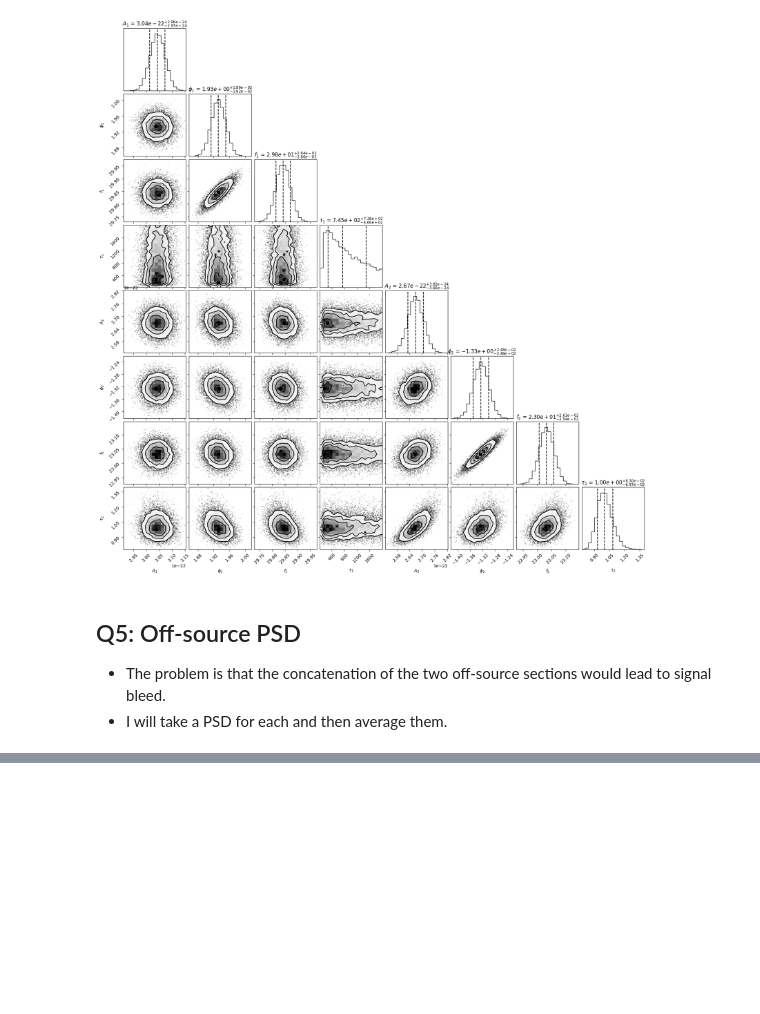
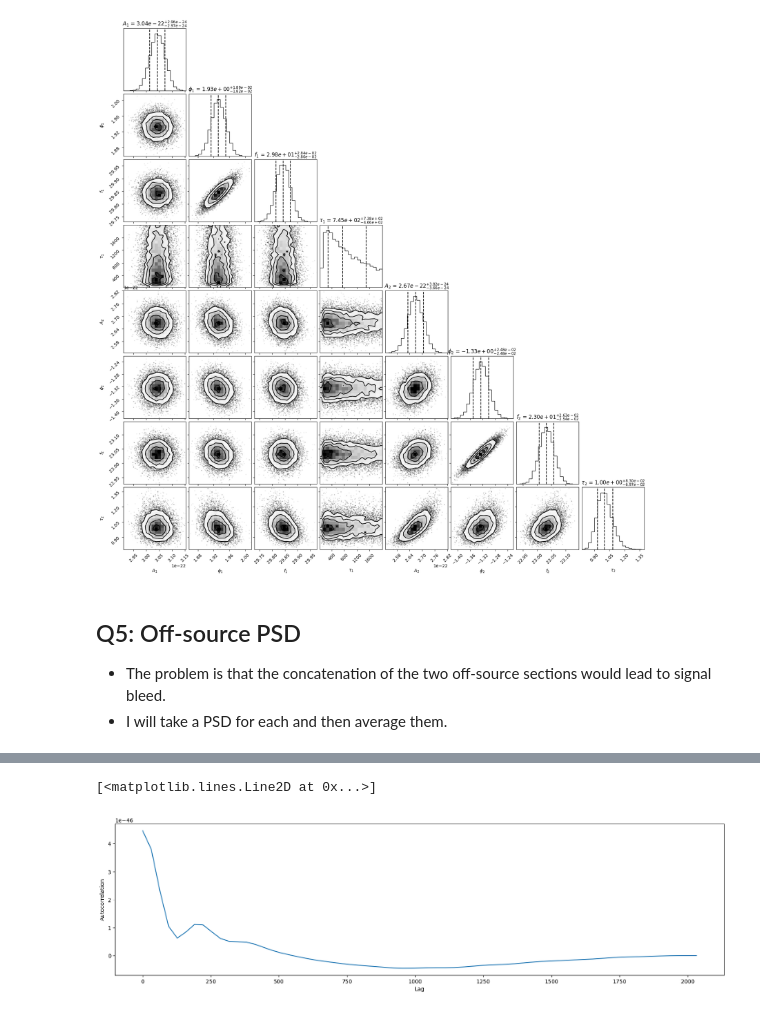
Before and after one commit to JoeyWee1/A5-Gravitational-Waves-QNM-Fitting-CW, a Jupyter notebook: solutions.ipynb, the cells around one changed output, grey strips where cells are left out. Drawn from its saved outputs; the diff is of its cells as text; code cells hidden in the pictures; blank space fills up the shorter version.

```diff
--- a/solutions.ipynb
+++ b/solutions.ipynb
@@ -376,0 +414,14 @@ ax.legend()
+# %%
+x = PSD_mean
+dt = 1/4096                       # sampling interval
+X = np.fft.rfft(x)                # real signal -> one-sided spectrum
+freqs = np.fft.rfftfreq(len(x), d=dt)   # matching frequency axis
+
+
+fig, ax = plt.subplots(figsize = (20,5))
+ax.set_xlabel("Lag")
+ax.set_ylabel("Autocorrelation")
+ax.plot(freqs, X)
+# %% [output]
+[<matplotlib.lines.Line2D at 0x...>]
+[figure, added]
```
Also changed, not shown: parts of 8 cells of this notebook.
